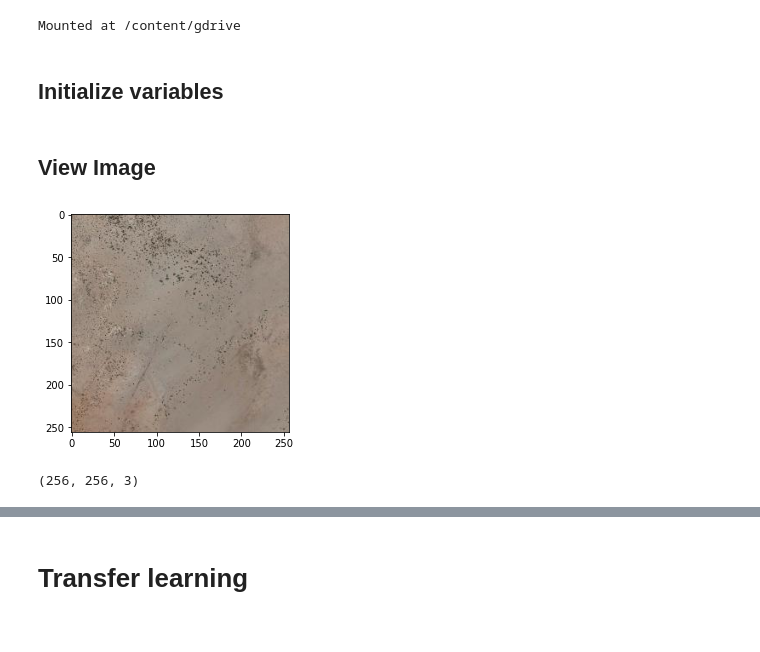
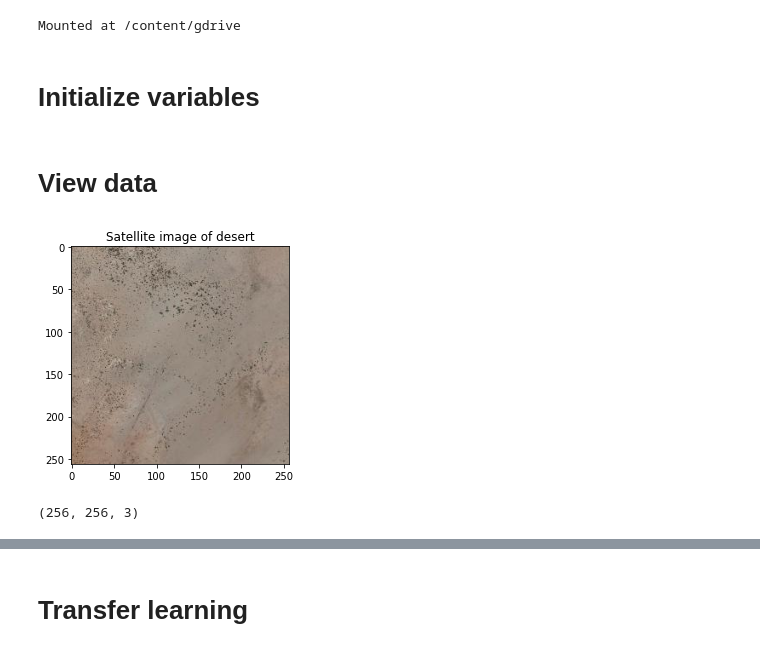
Before and after one commit to clyde2020/ML_Portfolio, a Jupyter notebook: Satellite_Image_Interpretation/Satellite.ipynb, the cells around one changed output, grey strips where cells are left out. Drawn from its saved outputs; the diff is of its cells as text; code cells hidden in the pictures.

```diff
--- a/Satellite_Image_Interpretation/Satellite.ipynb
+++ b/Satellite_Image_Interpretation/Satellite.ipynb
@@ -37,4 +37,4 @@ drive.mount('/content/gdrive')
 # %% [output]
 Mounted at /content/gdrive
 # %% [markdown]
-## Initialize variables
+# Initialize variables
@@ -52,16 +41,31 @@ valid_folder = '/content/gdrive/MyDrive/Satellite/Valid5'
+# %%
+host_folder = '/content/gdrive/MyDrive/Satellite'  # Mandatory update
+source_folder = '{}/data'.format(host_folder)
+train_folder = '{}/Train'.format(host_folder)
+valid_folder = '{}/Valid'.format(host_folder)
+
+labels = os.listdir(source_folder)
+batch_size = 16
+num_class = len(labels)
 # %% [markdown]
-## View Image
+# View data
 # %%
 def get_image(path):
   im_bgr = cv2.imread(path)
   im_rgb = cv2.cvtColor(im_bgr, cv2.COLOR_BGR2RGB)
   return im_rgb
 # %%
-path = '/content/gdrive/MyDrive/Satellite/data/desert/desert(58).jpg'
+path = '/content/gdrive/MyDrive/Satellite/data/desert/desert(58).jpg'  # Mandatory update
+for cat in labels:
+  if cat in path:
+    name = cat
 new_image = get_image(path=path)
+plt.title(f'Satellite image of {name}')
 plt.imshow(new_image)
 plt.show()
+
 print(new_image.shape)
+image_size = new_image.shape
 # %% [output]
-[figure, old version]
+[figure, new version]
 (256, 256, 3)
```
Also changed, not shown: parts of 21 cells of this notebook.
